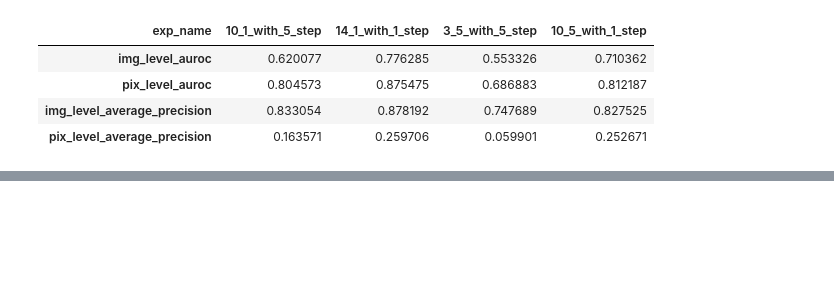
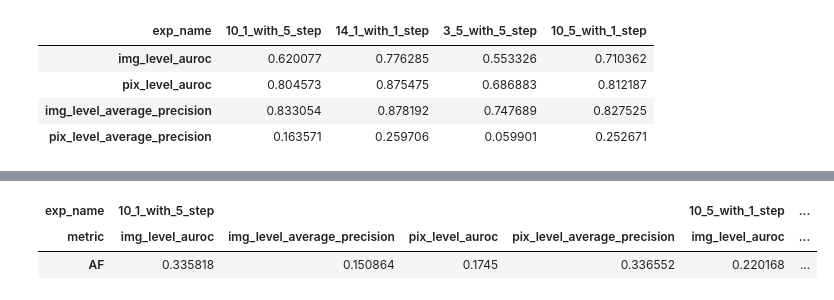
Before and after one commit to crimama/LifeLongerAD, a Jupyter notebook: notebooks/[CFGCAD] Evaluation_result.ipynb, the cells around one changed output, grey strips where cells are left out. Saved outputs shown, nothing was run; the diff lists cells and outputs as text; code cells hidden in the pictures; blank space fills up the shorter version.

```diff
--- a/notebooks/[CFGCAD] Evaluation_result.ipynb
+++ b/notebooks/[CFGCAD] Evaluation_result.ipynb
@@ -55,0 +38,6 @@ df
+# %%
+df[['metric','AF','exp_name']].pivot_table(columns=['exp_name','metric'])
+# %% [output]
+| exp_name | 10_1_with_5_step |  |  |  | 10_5_with_1_step | ... |
+| metric | img_level_auroc | img_level_average_precision | pix_level_auroc | pix_level_average_precision | img_level_auroc | ... |
+| AF | 0.335818 | 0.150864 | 0.1745 | 0.336552 | 0.220168 | ... |
```
Also changed, not shown: parts of 7 cells of this notebook, 2 other files.
